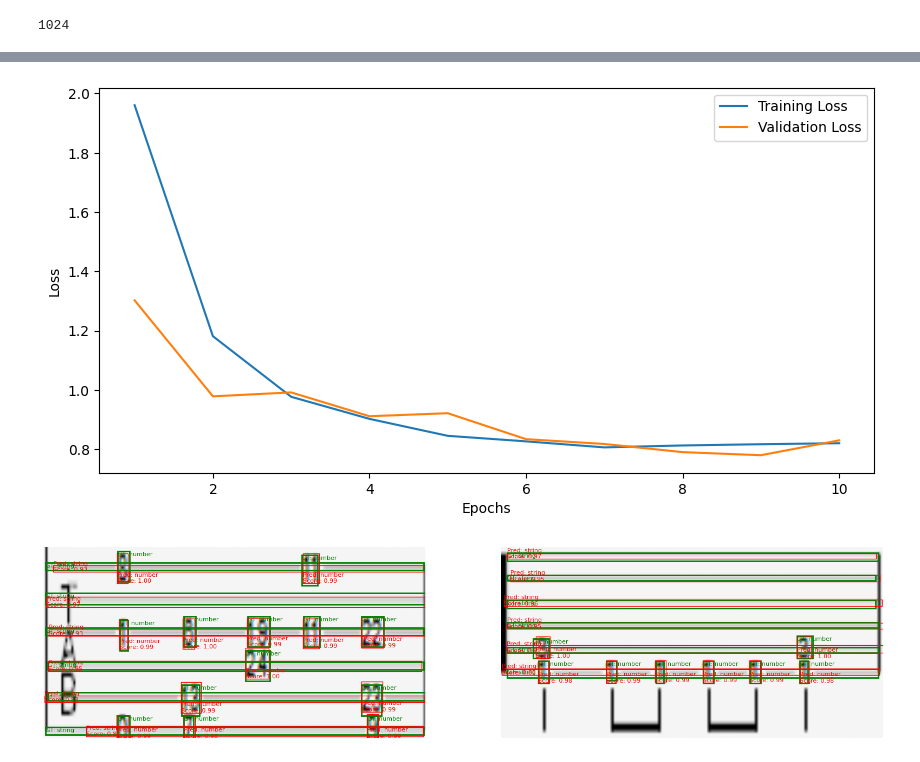
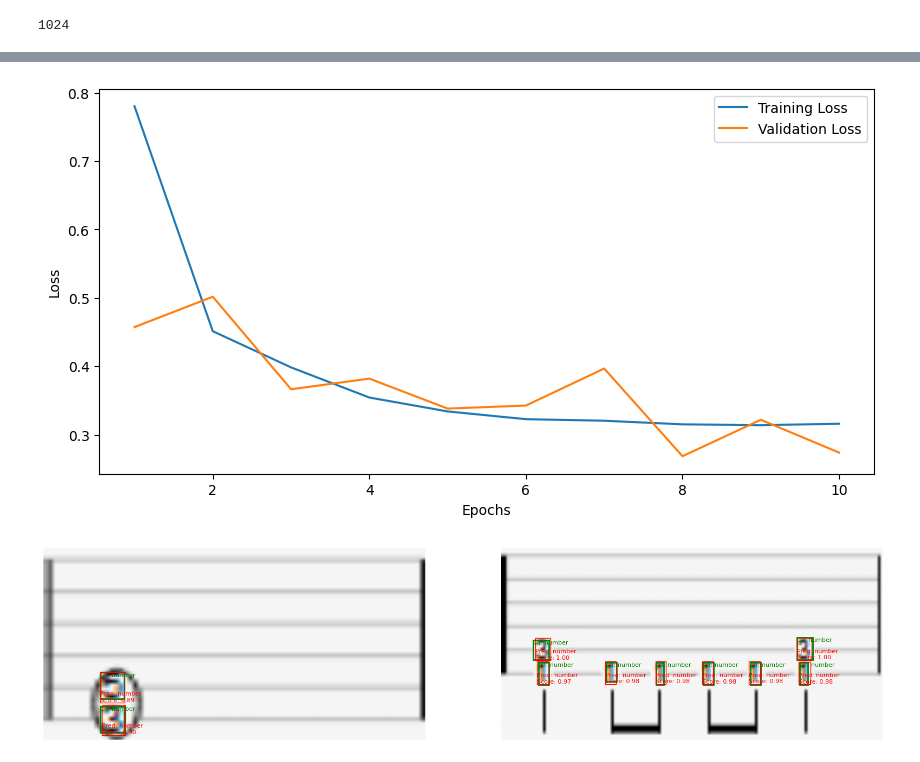
Before and after one commit to maxx-niu/tabmagic, a Jupyter notebook: model_bars.ipynb, the cells around one changed output, grey strips where cells are left out. Saved outputs shown, nothing was run; the diff lists cells and outputs as text; code cells hidden in the pictures.

```diff
--- a/model_bars.ipynb
+++ b/model_bars.ipynb
@@ -91,10 +91,8 @@ class TabMagicDataset(Dataset):
 
     @staticmethod
     def get_label_id(label_name):
-        if label_name == 'string':
+        if label_name == 'number':
             return 1
-        elif label_name == 'number':
-            return 2
         else:
             raise ValueError(f"Unknown label: {label_name}")
 # %%
@@ -159,7 +151,7 @@ where Data is a NCHW formatted tensor, and Labels is a list of objects that spec
 import torchvision
 # I am using fasterrcnn_resnet50_fpn and finetuning it
 model = torchvision.models.detection.fasterrcnn_resnet50_fpn_v2(pretrained=True)
-num_classes = 3
+num_classes = 2
 # %%
 model
 # %% [output]
@@ -308,7 +300,7 @@ plt.ylabel('Loss')
 plt.legend()
 plt.show()
 # %% [output]
-[figure, old version]
+[figure, new version]
 # %%
 # apply NMS to remove significant overlapping boxes
 from torchvision.ops import nms
@@ -323,8 +315,6 @@ import random
 
 def get_class_name(name):
     if name == 1:
-        return 'string'
-    elif name == 2:
         return 'number'
 
 def visualize_predictions(model, dataset, device, num_images=2):
@@ -358,34 +348,34 @@ def visualize_predictions(model, dataset, device, num_images=2):
             # Plot ground truth boxes (green)
             for box, label in zip(target['boxes'], target['labels']):
                 rect = patches.Rectangle((box[0].item(), box[1].item()),
                                          (box[2] - box[0]).item(),
                                          (box[3] - box[1]).item(),
                                          linewidth=2, edgecolor='g', facecolor='none')
                 axs[i].add_patch(rect)
                 axs[i].text(box[0].item(), box[1].item(), f'GT: {get_class_name(label.item())}',
                             color='g', fontsize=8, verticalalignment='top')
 
             # Plot predicted boxes (red)
             for box, score, label in zip(boxes, scores, labels):
                 rect = patches.Rectangle((box[0].item(), box[1].item()),
                                          (box[2] - box[0]).item(),
                                          (box[3] - box[1]).item(),
                                          linewidth=1, edgecolor='r', facecolor='none')
                 axs[i].add_patch(rect)
                 axs[i].text(box[0].item(), box[3].item(), f'Pred: {get_class_name(label.item())}\nScore: {score:.2f}',
                             color='r', fontsize=8, verticalalignment='bottom')
 
     plt.show()
 
 # The apply_nms function remains unchanged
 def apply_nms(boxes, scores, labels, iou_threshold=0.5):
     keep = nms(boxes, scores, iou_threshold)
     return boxes[keep], scores[keep], labels[keep]
 
 # Visualize predictions on test set
 visualize_predictions(model, val_ds, device)
 # %% [output]
-[figure, old version]
+[figure, new version]
 # %%
 # save the model to use in TabMagic
 os.makedirs('models', exist_ok=True)
```
Also changed, not shown: parts of 4 cells of this notebook, 6 other files.
